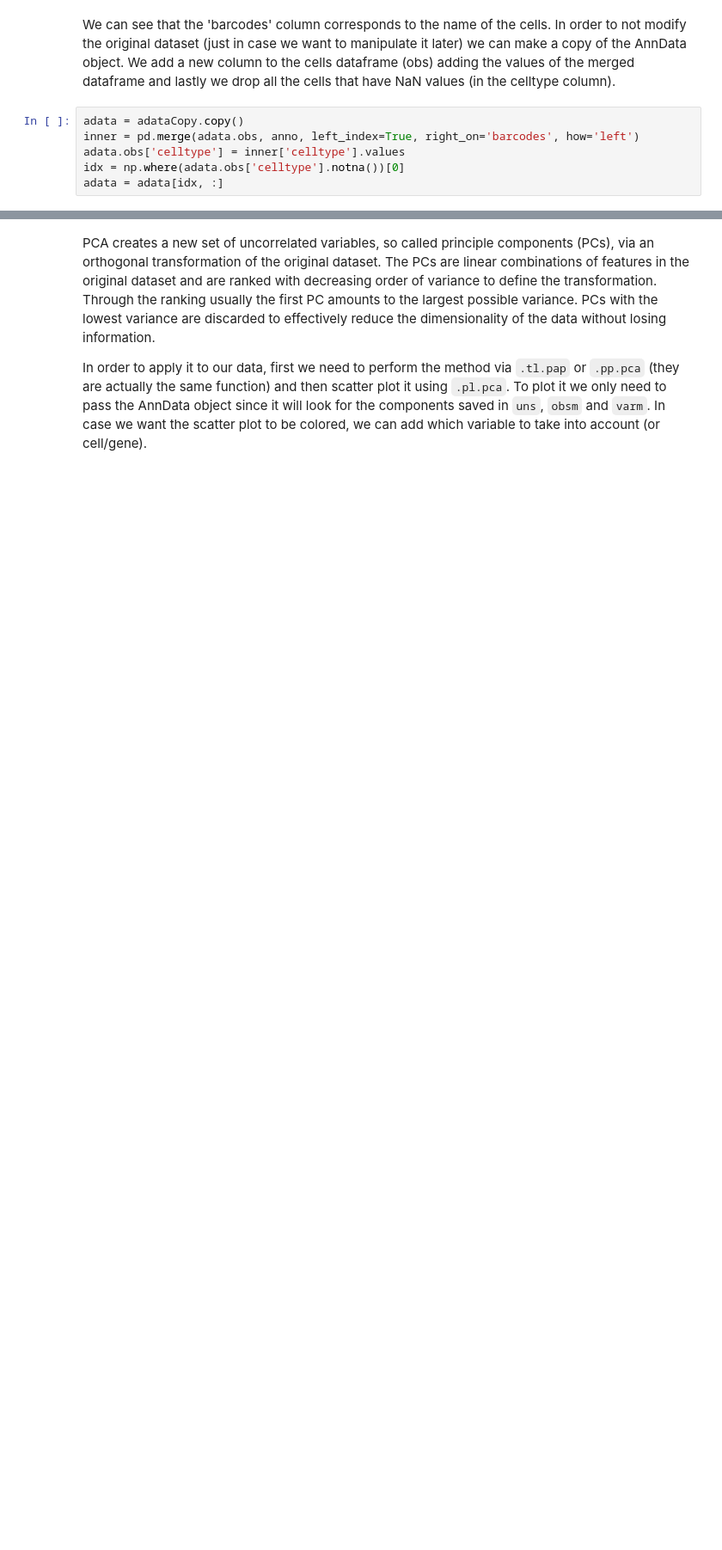
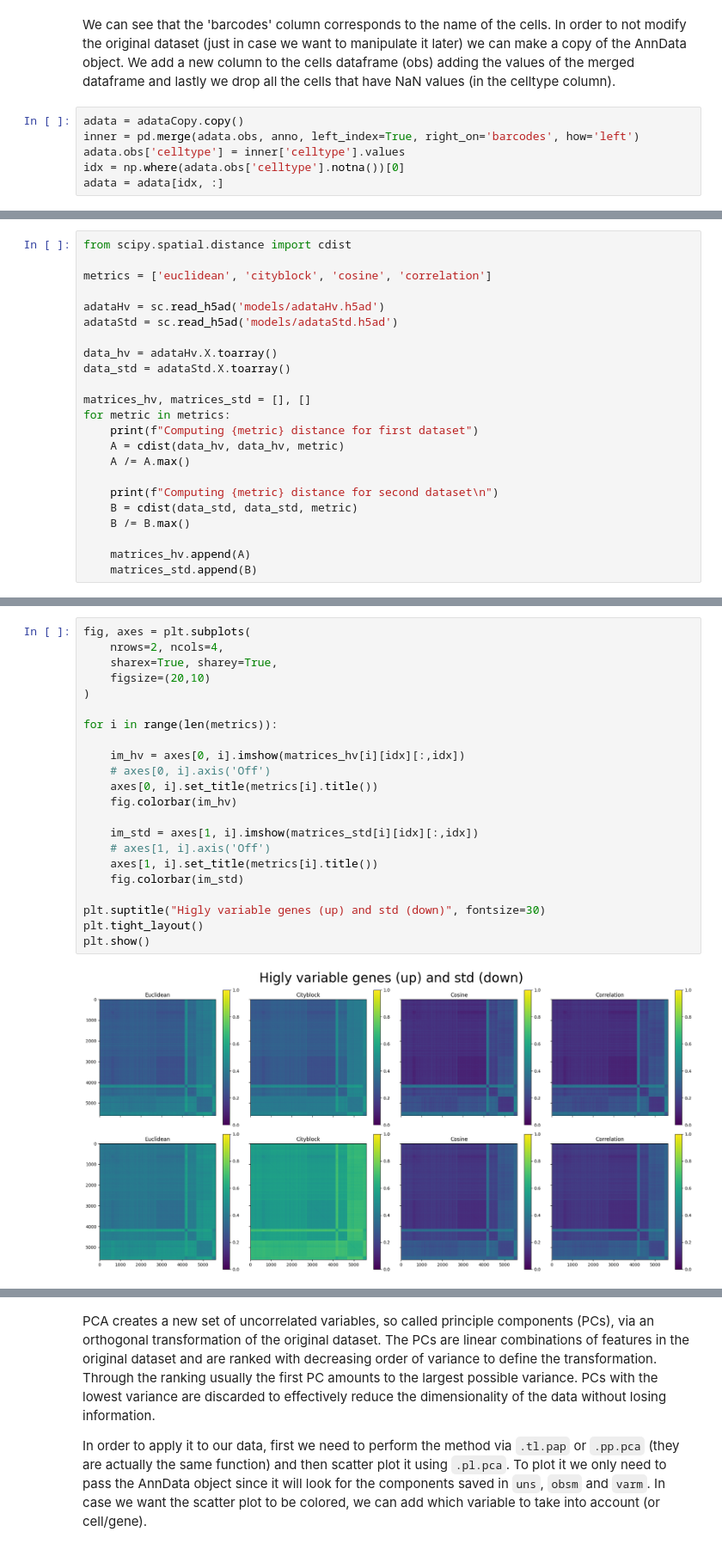
Before and after one commit to lucas-rdlr/rna-sequencing, a Jupyter notebook: notebooks/main.ipynb, the cells around one changed output, grey strips where cells are left out. Shown at 86% size. Cells and saved outputs as stored; diff of their text form; blank space fills up the shorter version.

```diff
--- a/notebooks/main.ipynb
+++ b/notebooks/main.ipynb
@@ -208,0 +386,23 @@ dataList = [adataFiltered, adataALRA, adataMAGIC]
+# %%
+from scipy.spatial.distance import cdist
+
+metrics = ['euclidean', 'cityblock', 'cosine', 'correlation']
+
+adataHv = sc.read_h5ad('models/adataHv.h5ad')
+adataStd = sc.read_h5ad('models/adataStd.h5ad')
+
+data_hv = adataHv.X.toarray()
+data_std = adataStd.X.toarray()
+
+matrices_hv, matrices_std = [], []
+for metric in metrics:
+    print(f"Computing {metric} distance for first dataset")
+    A = cdist(data_hv, data_hv, metric)
+    A /= A.max()
+
+    print(f"Computing {metric} distance for second dataset\n")
+    B = cdist(data_std, data_std, metric)
+    B /= B.max()
+
+    matrices_hv.append(A)
+    matrices_std.append(B)
@@ -208,0 +421,24 @@ dataList = [adataFiltered, adataALRA, adataMAGIC]
+# %%
+fig, axes = plt.subplots(
+    nrows=2, ncols=4,
+    sharex=True, sharey=True,
+    figsize=(20,10)
+)
+
+for i in range(len(metrics)):
+
+    im_hv = axes[0, i].imshow(matrices_hv[i][idx][:,idx])
+    # axes[0, i].axis('Off')
+    axes[0, i].set_title(metrics[i].title())
+    fig.colorbar(im_hv)
+
+    im_std = axes[1, i].imshow(matrices_std[i][idx][:,idx])
+    # axes[1, i].axis('Off')
+    axes[1, i].set_title(metrics[i].title())
+    fig.colorbar(im_std)
+
+plt.suptitle("Higly variable genes (up) and std (down)", fontsize=30)
+plt.tight_layout()
+plt.show()
+# %% [output]
+[figure, added]
```
Also changed, not shown: parts of 128 cells of this notebook, 6 other files.
